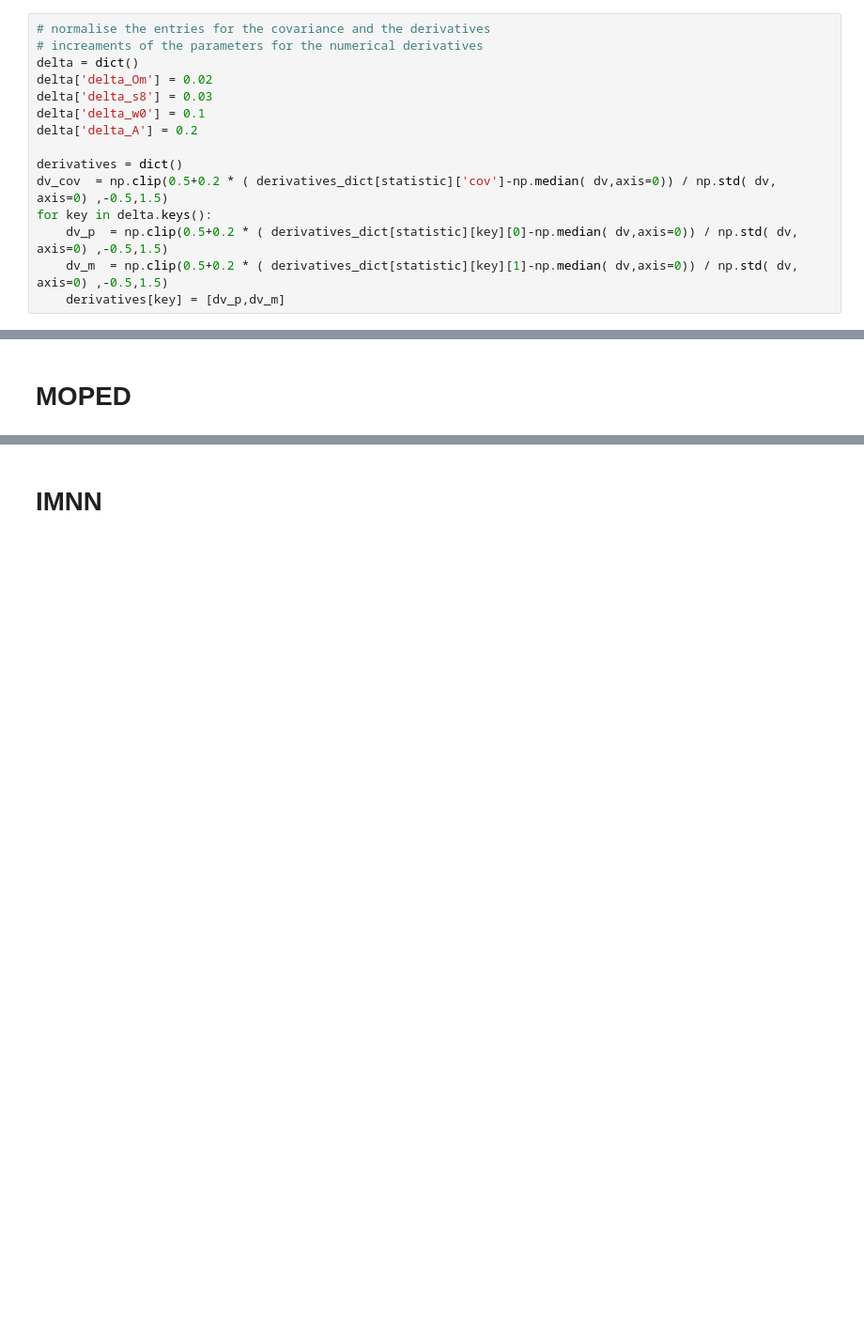
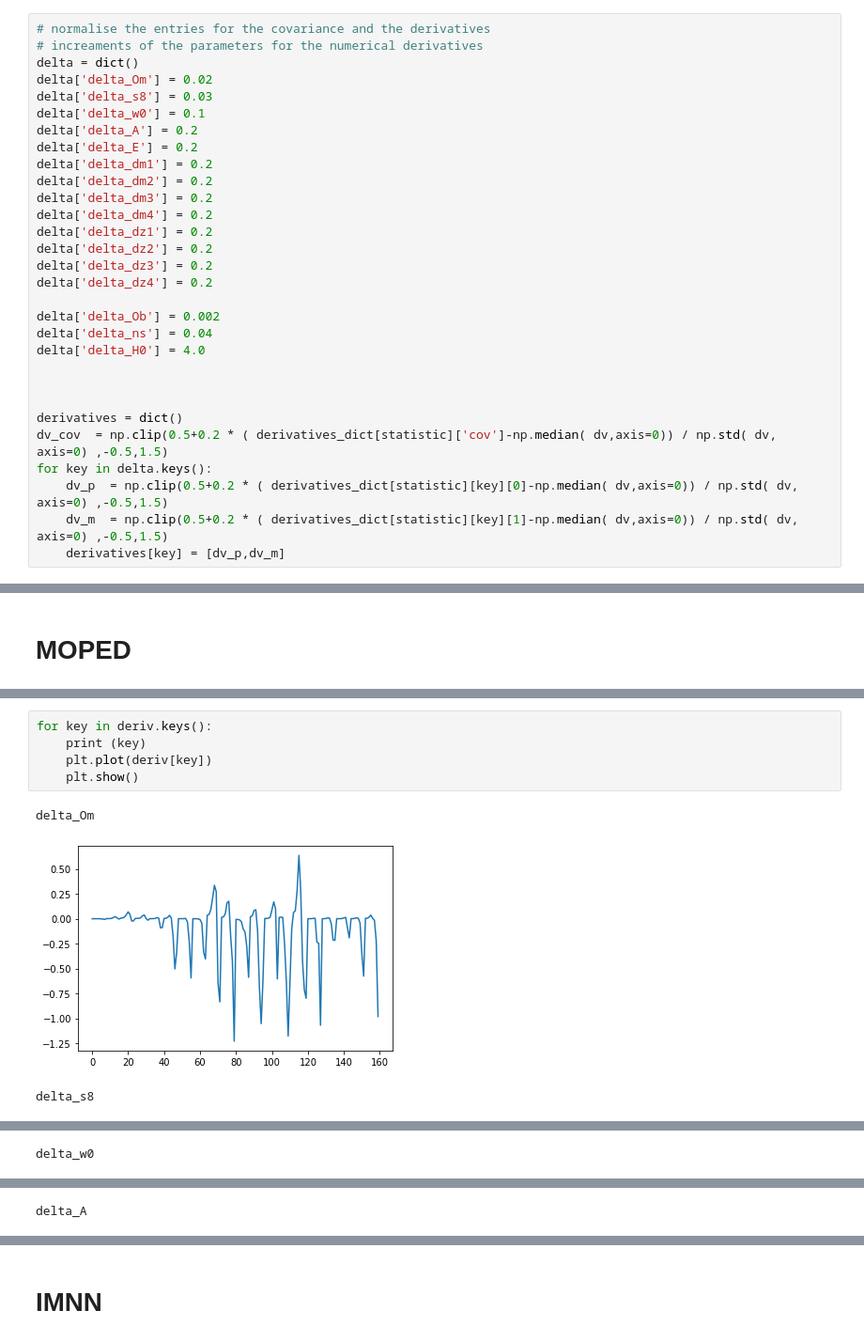
Before and after one commit to mgatti29/CMB_lensing_SBI, a Jupyter notebook: Notebooks/Compression_comparison.ipynb, the cells around one changed output, grey strips where cells are left out. Shown at 94% size. Saved outputs shown, nothing was run; the diff lists cells and outputs as text; blank space fills up the shorter version.

```diff
--- a/Notebooks/Compression_comparison.ipynb
+++ b/Notebooks/Compression_comparison.ipynb
@@ -109,6 +108,21 @@ delta['delta_Om'] = 0.02
 delta['delta_s8'] = 0.03
 delta['delta_w0'] = 0.1
 delta['delta_A'] = 0.2
+delta['delta_E'] = 0.2
+delta['delta_dm1'] = 0.2
+delta['delta_dm2'] = 0.2
+delta['delta_dm3'] = 0.2
+delta['delta_dm4'] = 0.2
+delta['delta_dz1'] = 0.2
+delta['delta_dz2'] = 0.2
+delta['delta_dz3'] = 0.2
+delta['delta_dz4'] = 0.2
+
+delta['delta_Ob'] = 0.002
+delta['delta_ns'] = 0.04
+delta['delta_H0'] = 4.0
+
+
 
 derivatives = dict()
 dv_cov  = np.clip(0.5+0.2 * ( derivatives_dict[statistic]['cov']-np.median( dv,axis=0)) / np.std( dv, axis=0) ,-0.5,1.5)
@@ -1108,0 +1653,9 @@ plt.show()
+# %%
+for key in deriv.keys():
+    print (key)
+    plt.plot(deriv[key])
+    plt.show()
+# %% [output]
+delta_Om
+[figure, added]
+delta_s8
@@ -1108,0 +1663 @@ plt.show()
+delta_w0
@@ -1108,0 +1665 @@ plt.show()
+delta_A
```
Also changed, not shown: parts of 54 cells of this notebook.
